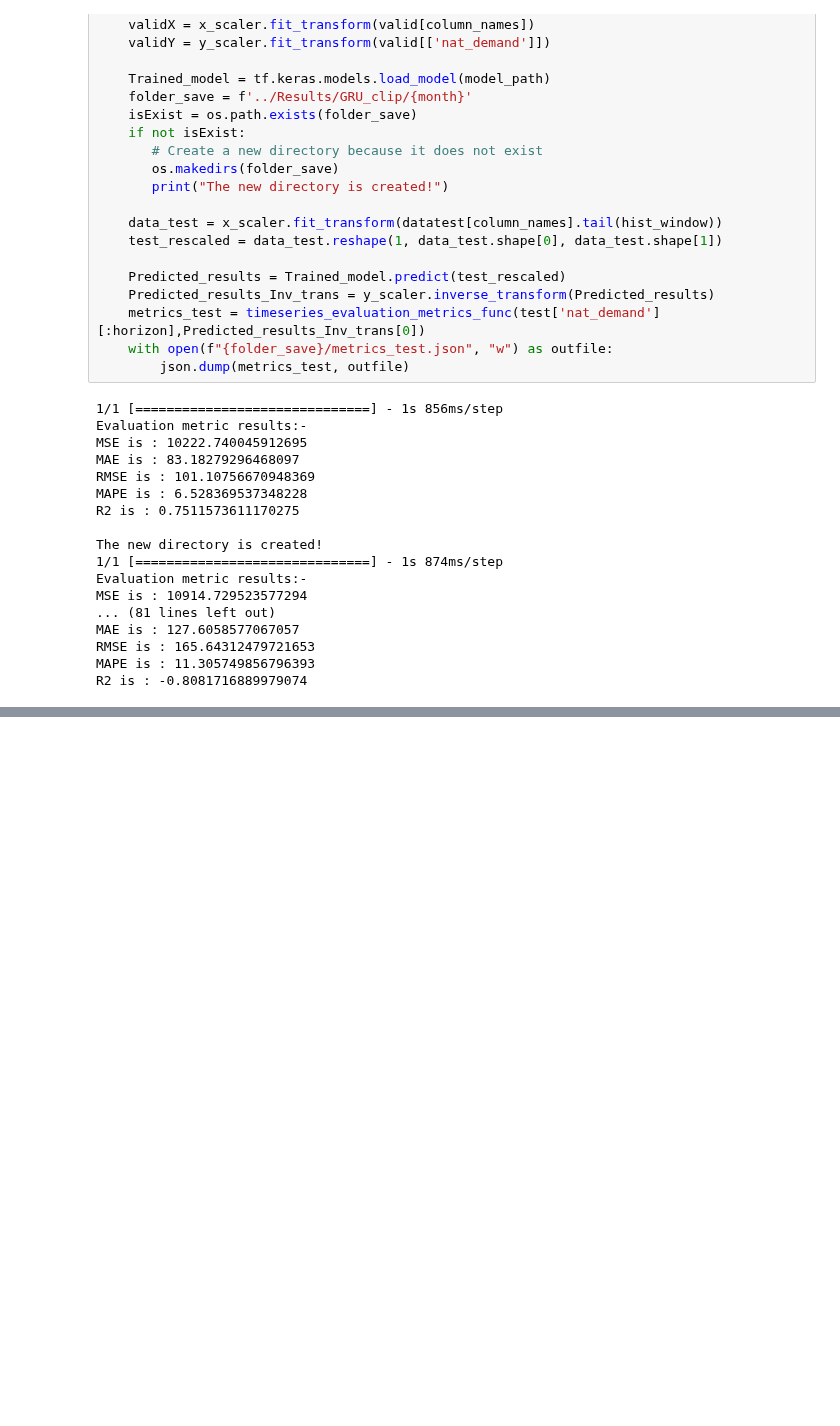
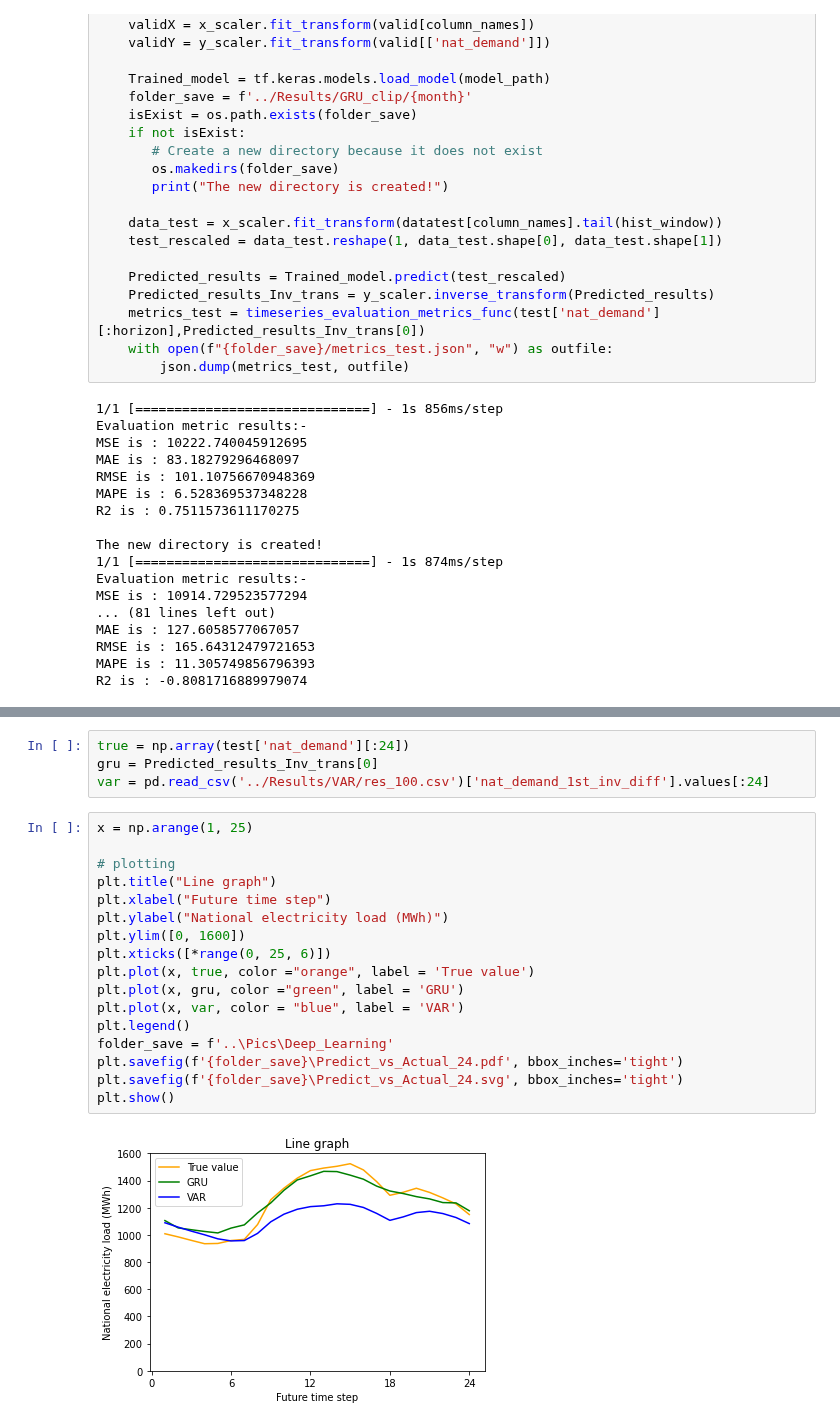
Before and after one commit to Tahuubinh/DL_HUST_Project, a Jupyter notebook: Code/Endurance.ipynb, the cells around one changed output, grey strips where cells are left out. Cells and saved outputs as stored; diff of their text form; blank space fills up the shorter version.

Commit message:
Actual vs Predict

```diff
--- a/Code/Endurance.ipynb
+++ b/Code/Endurance.ipynb
@@ -210,0 +401,23 @@ R2 is : -0.8081716889979074
+# %%
+true = np.array(test['nat_demand'][:24])
+gru = Predicted_results_Inv_trans[0]
+var = pd.read_csv('../Results/VAR/res_100.csv')['nat_demand_1st_inv_diff'].values[:24]
+# %%
+x = np.arange(1, 25)
+
+# plotting
+plt.title("Line graph")
+plt.xlabel("Future time step")
+plt.ylabel("National electricity load (MWh)")
+plt.ylim([0, 1600])
+plt.xticks([*range(0, 25, 6)])
+plt.plot(x, true, color ="orange", label = 'True value')
+plt.plot(x, gru, color ="green", label = 'GRU')
+plt.plot(x, var, color = "blue", label = 'VAR')
+plt.legend()
+folder_save = f'..\Pics\Deep_Learning'
+plt.savefig(f'{folder_save}\Predict_vs_Actual_24.pdf', bbox_inches='tight')
+plt.savefig(f'{folder_save}\Predict_vs_Actual_24.svg', bbox_inches='tight')
+plt.show()
+# %% [output]
+[figure, added]
```
Also changed, not shown: parts of 7 cells of this notebook, 5 other files.
